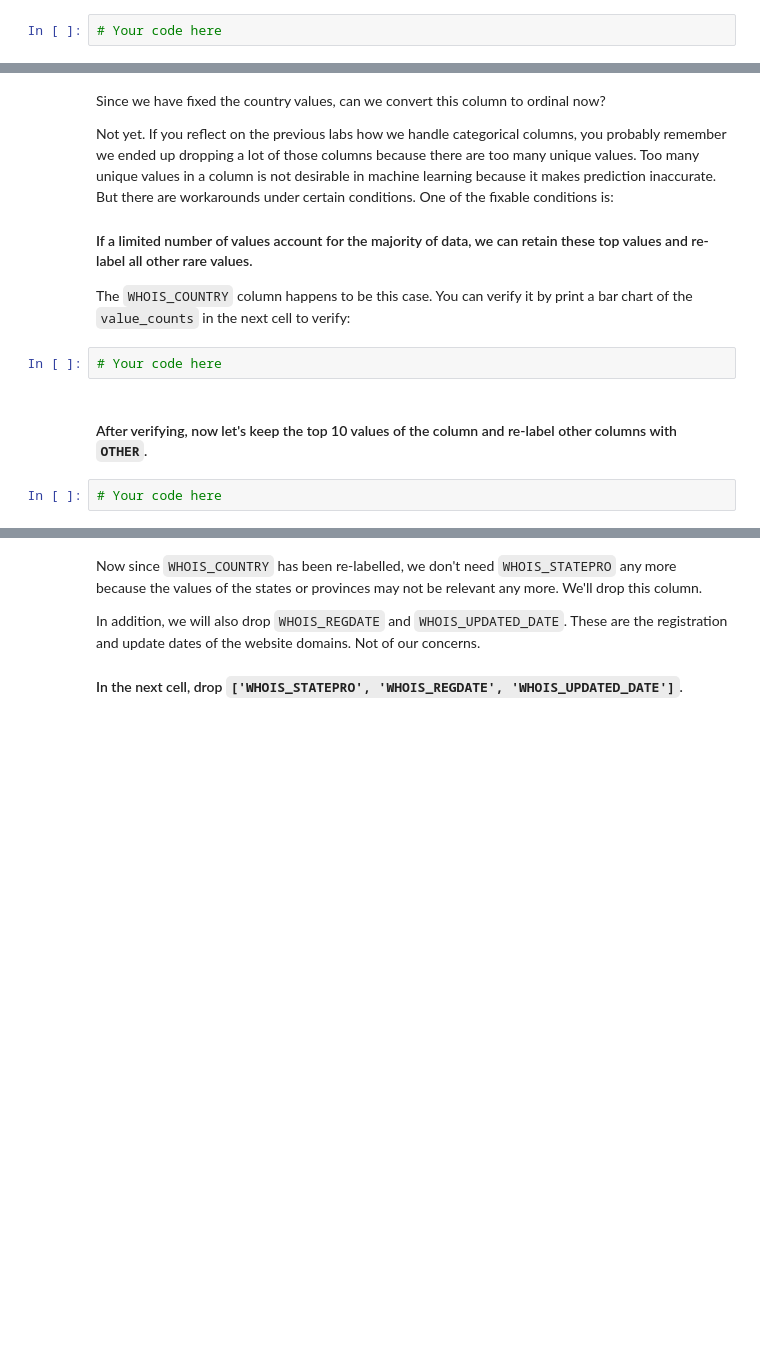
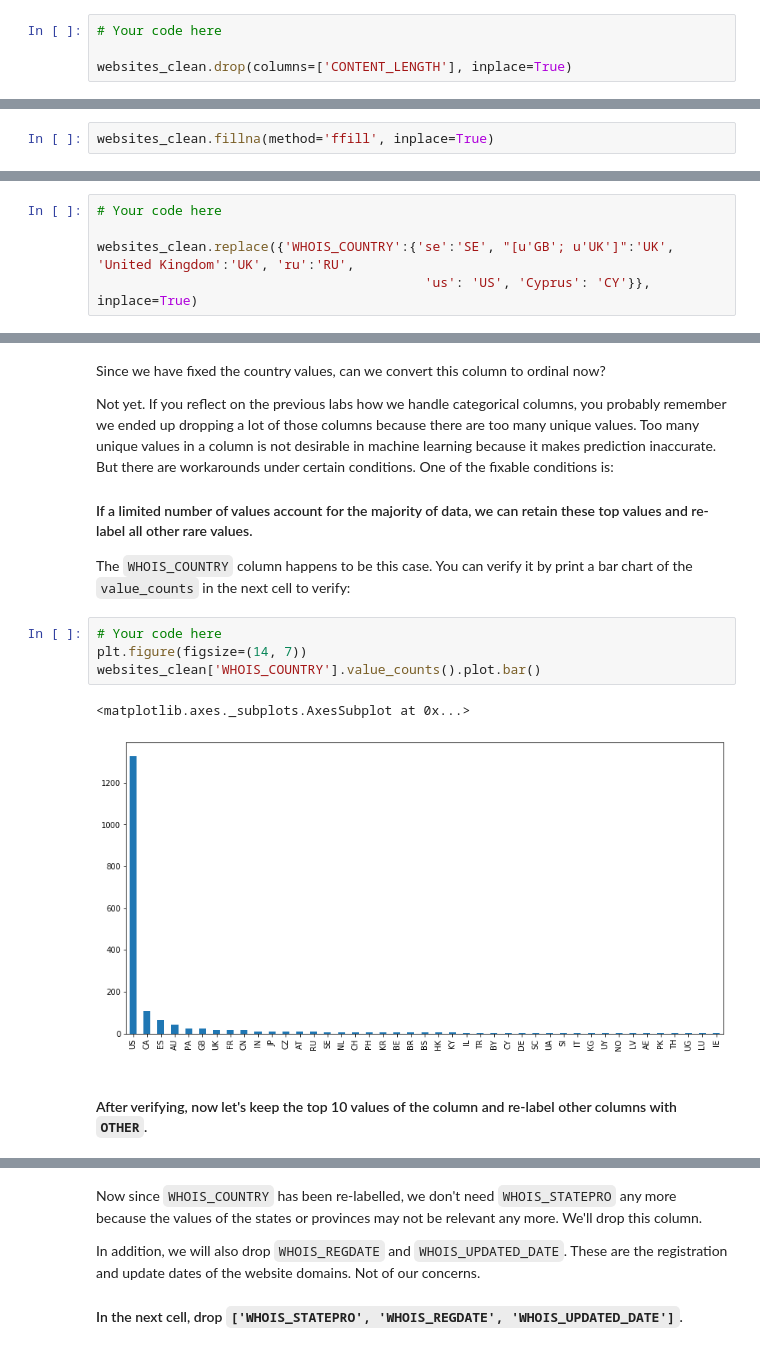
Before and after one commit to ta-datapt-bcn/lab-supervised-learning, a Jupyter notebook: your-code/main.ipynb, the cells around one changed output, grey strips where cells are left out. Saved outputs shown, nothing was run; the diff lists cells and outputs as text; blank space fills up the shorter version.

```diff
--- a/your-code/main.ipynb
+++ b/your-code/main.ipynb
@@ -80,3 +221,5 @@ If you remember in the previous labs, we drop a column if the column contains a
 #### In the cells below, handle the missing values from the dataset. Remember to comment the rationale of your decisions.
 # %%
 # Your code here
+
+websites_clean.drop(columns=['CONTENT_LENGTH'], inplace=True)
@@ -85,3 +241,5 @@ If you remember in the previous labs, we drop a column if the column contains a
+# %%
+websites_clean.fillna(method='ffill', inplace=True)
 # %% [markdown]
 #### Again, examine the number of missing values in each column.
 
@@ -115,0 +299,5 @@ How to handle string columns is always case by case. Let's start by working on `
+# %%
+# Your code here
+
+websites_clean.replace({'WHOIS_COUNTRY':{'se':'SE', "[u'GB'; u'UK']":'UK', 'United Kingdom':'UK', 'ru':'RU',
+                                          'us': 'US', 'Cyprus': 'CY'}}, inplace=True)
@@ -121,9 +317,12 @@ Not yet. If you reflect on the previous labs how we handle categorical columns,
 #### If a limited number of values account for the majority of data, we can retain these top values and re-label all other rare values.
 
 The `WHOIS_COUNTRY` column happens to be this case. You can verify it by print a bar chart of the `value_counts` in the next cell to verify:
-# %%
-# Your code here
+# %%
+# Your code here
+plt.figure(figsize=(14, 7))
+websites_clean['WHOIS_COUNTRY'].value_counts().plot.bar()
+# %% [output]
+<matplotlib.axes._subplots.AxesSubplot at 0x...>
+[figure, added]
 # %% [markdown]
 #### After verifying, now let's keep the top 10 values of the column and re-label other columns with `OTHER`.
-# %%
-# Your code here
```
Also changed, not shown: parts of 66 cells of this notebook, 1 other file.
